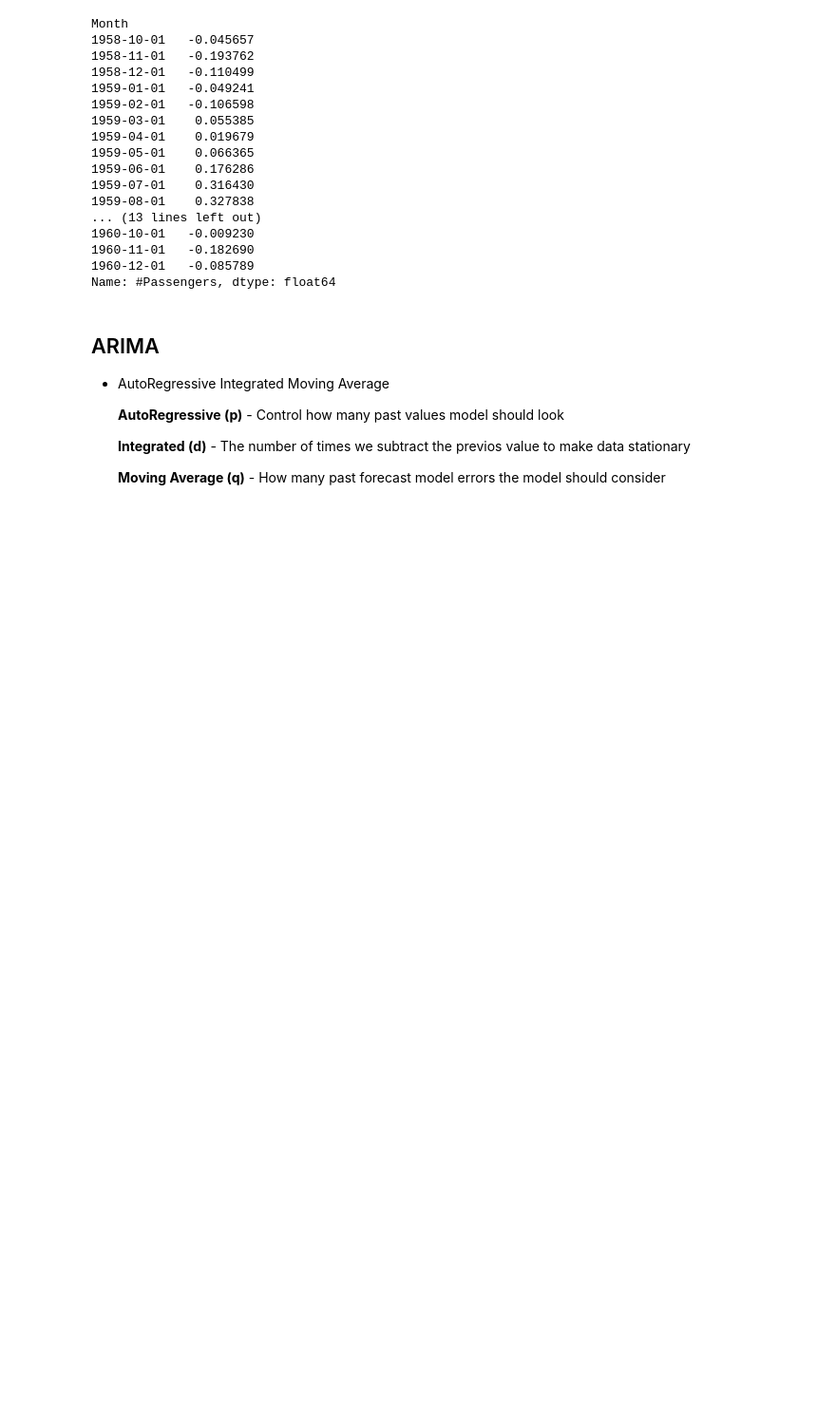
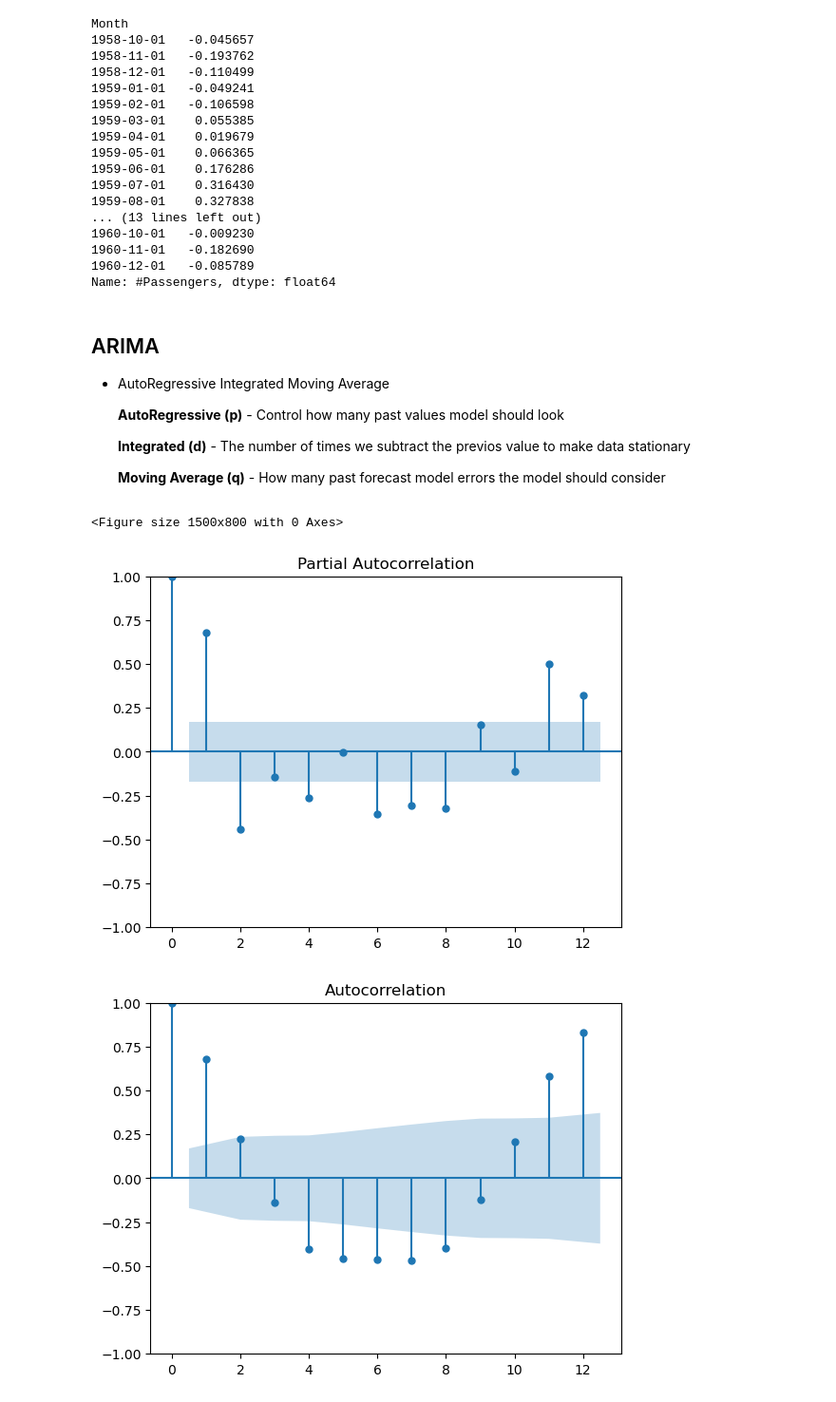
Before and after one commit to AnuragPanchal01/MachineLearning, a Jupyter notebook: TimeSeries/AirPassengers.ipynb, the cells around one changed output. Shown at 95% size. Drawn from its saved outputs; the diff is of its cells as text; code cells hidden in the pictures; blank space fills up the shorter version.

```diff
--- a/TimeSeries/AirPassengers.ipynb
+++ b/TimeSeries/AirPassengers.ipynb
@@ -274,0 +277,11 @@ from statsmodels.tsa.arima.model import ARIMA
+# %%
+
+plt.figure(figsize = (15,8))
+plot_pacf(new_data, lags=12)
+#,lags=12
+plot_acf(new_data,lags=12)
+plt.show()
+# %% [output]
+<Figure size 1500x800 with 0 Axes>
+[figure, added]
+[figure, added]
```
Also changed, not shown: parts of 7 cells of this notebook.
